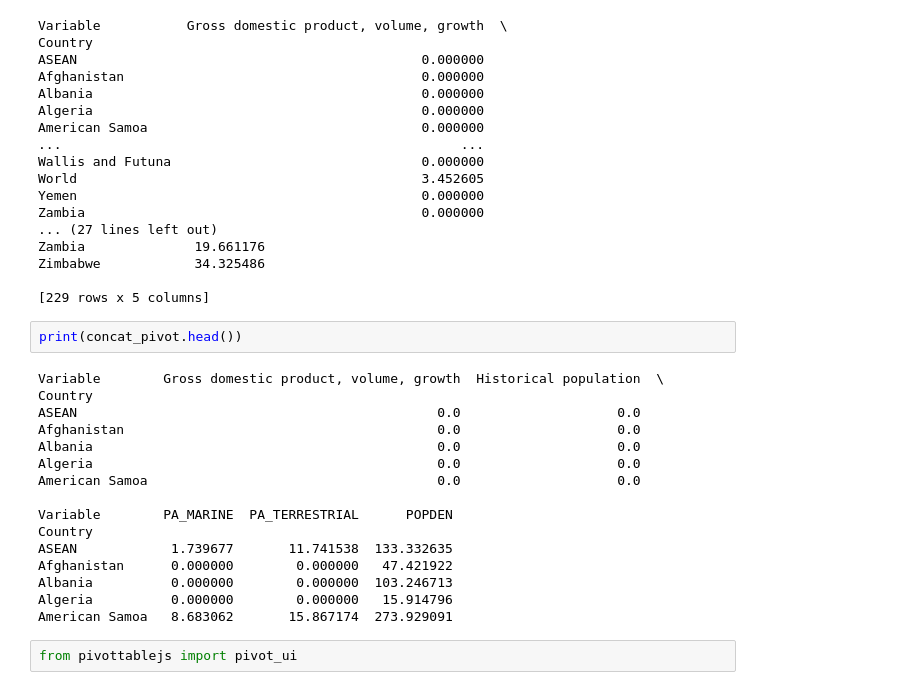
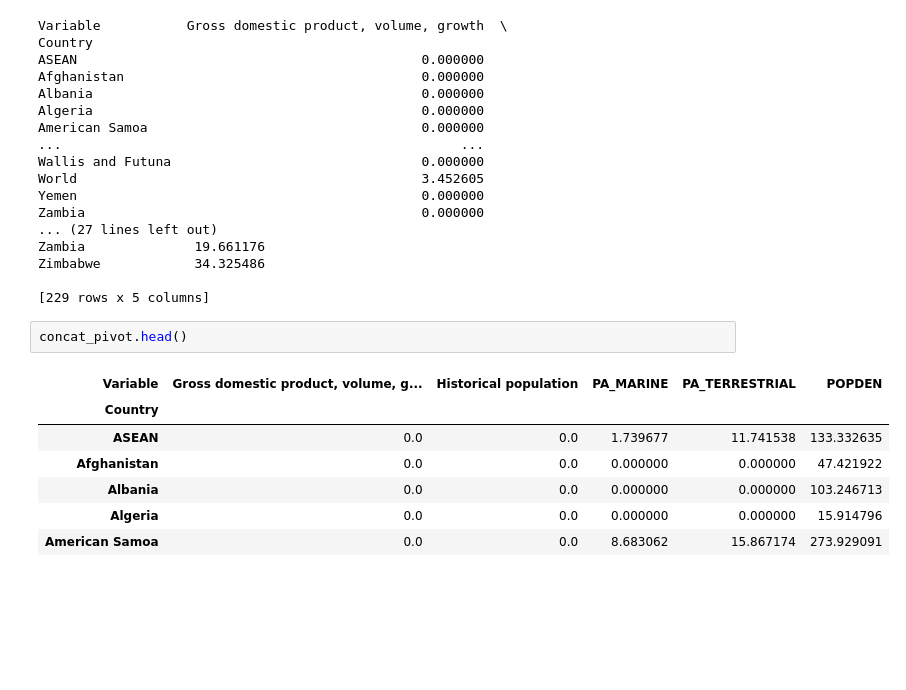
Before and after one commit to BoSuto/Data-analysis-for-business-March-2022-, a Jupyter notebook: Population, Economics & Green Growth.ipynb, the cells around one changed output. Saved outputs shown, nothing was run; the diff lists cells and outputs as text; blank space fills up the shorter version.

```diff
--- a/Population, Economics & Green Growth.ipynb
+++ b/Population, Economics & Green Growth.ipynb
@@ -961,22 +969,12 @@ Zimbabwe            34.325486
 
 [229 rows x 5 columns]
 # %%
-print(concat_pivot.head())
+concat_pivot.head()
 # %% [output]
-Variable        Gross domestic product, volume, growth  Historical population  \
-Country
-ASEAN                                              0.0                    0.0
-Afghanistan                                        0.0                    0.0
-Albania                                            0.0                    0.0
-Algeria                                            0.0                    0.0
-American Samoa                                     0.0                    0.0
-
-Variable        PA_MARINE  PA_TERRESTRIAL      POPDEN
-Country
-ASEAN            1.739677       11.741538  133.332635
-Afghanistan      0.000000        0.000000   47.421922
-Albania          0.000000        0.000000  103.246713
-Algeria          0.000000        0.000000   15.914796
-American Samoa   8.683062       15.867174  273.929091
+| Variable | Gross domestic product, volume, g... | Historical population | PA_MARINE | PA_TERRESTRIAL | POPDEN |
+| Country |  |  |  |  |  |
+| ASEAN | 0.0 | 0.0 | 1.739677 | 11.741538 | 133.332635 |
+| Afghanistan | 0.0 | 0.0 | 0.000000 | 0.000000 | 47.421922 |
+| Albania | 0.0 | 0.0 | 0.000000 | 0.000000 | 103.246713 |
+| Algeria | 0.0 | 0.0 | 0.000000 | 0.000000 | 15.914796 |
+| American Samoa | 0.0 | 0.0 | 8.683062 | 15.867174 | 273.929091 |
-# %%
-from pivottablejs import pivot_ui
```
Also changed, not shown: parts of 14 cells of this notebook.
